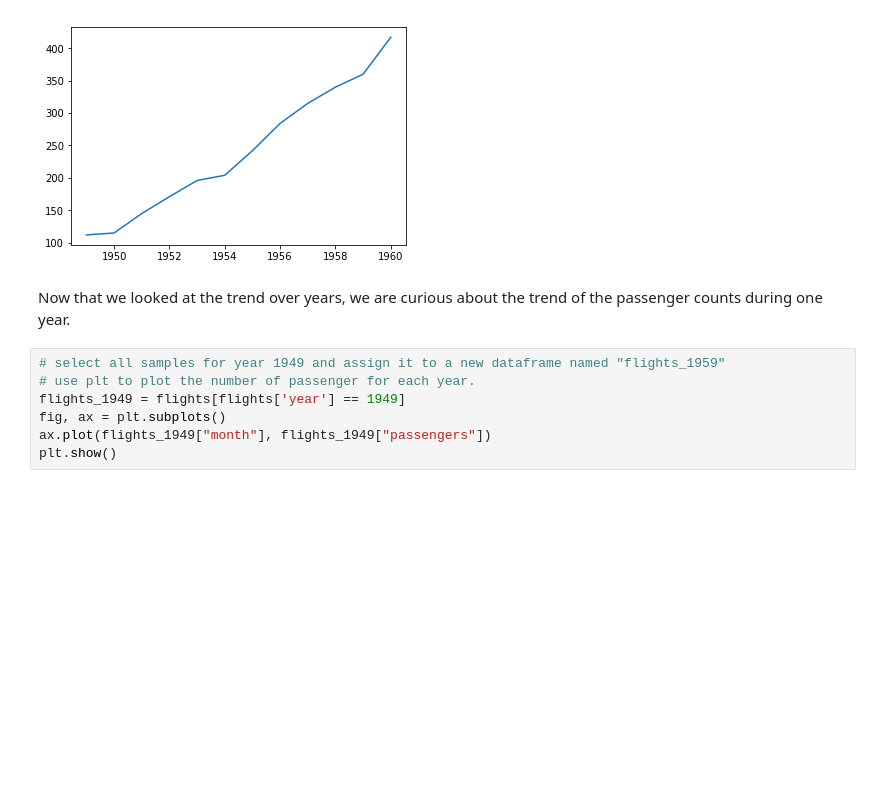
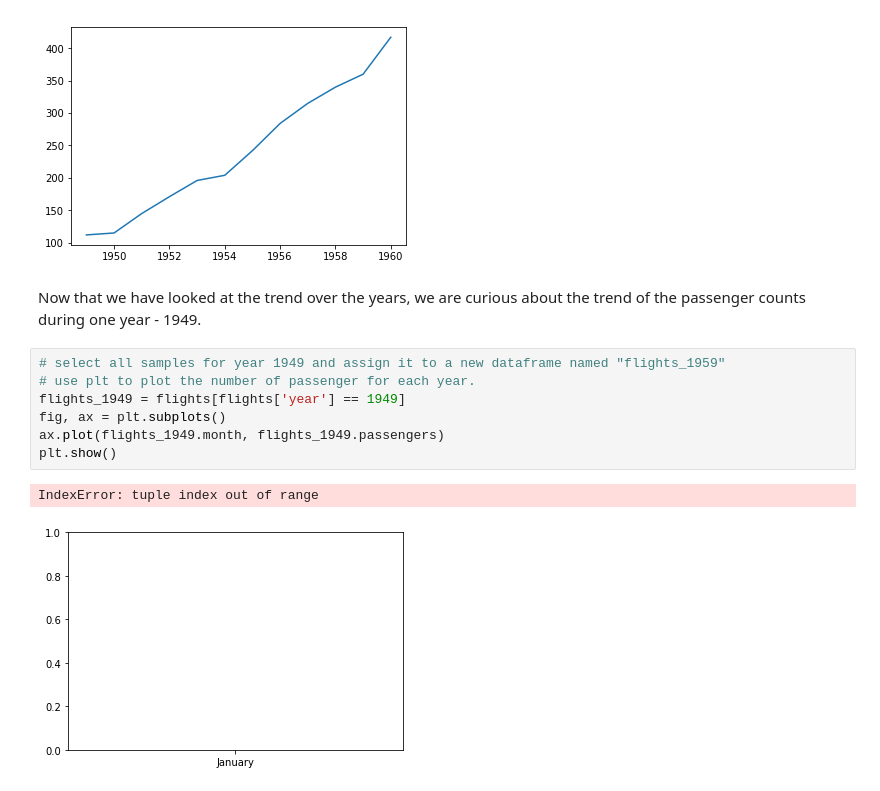
Before and after one commit to GWC-DCMB/ClubCurriculum, a Jupyter notebook: Lessons/Keys/KEY_Lesson18_Matplotlib_Intro.ipynb, the cells around one changed output. Cells and saved outputs as stored; diff of their text form; blank space fills up the shorter version.

```diff
--- a/Lessons/Keys/KEY_Lesson18_Matplotlib_Intro.ipynb
+++ b/Lessons/Keys/KEY_Lesson18_Matplotlib_Intro.ipynb
@@ -80,11 +99,14 @@ plt.show()
 # %% [output]
 [figure]
 # %% [markdown]
-Now that we looked at the trend over years, we are curious about the trend of the passenger counts during one year.
+Now that we have looked at the trend over the years, we are curious about the trend of the passenger counts during one year - 1949.
 # %%
 # select all samples for year 1949 and assign it to a new dataframe named "flights_1959"
 # use plt to plot the number of passenger for each year.
 flights_1949 = flights[flights['year'] == 1949]
 fig, ax = plt.subplots()
-ax.plot(flights_1949["month"], flights_1949["passengers"])
+ax.plot(flights_1949.month, flights_1949.passengers)
 plt.show()
+# %% [output]
+IndexError: tuple index out of range
+[figure, added]
```
Also changed, not shown: parts of 18 cells of this notebook, 11 other files.
